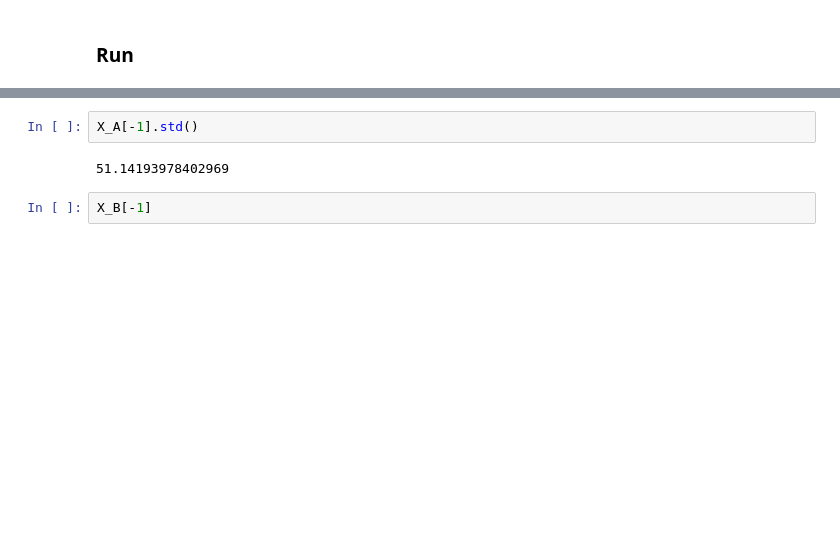
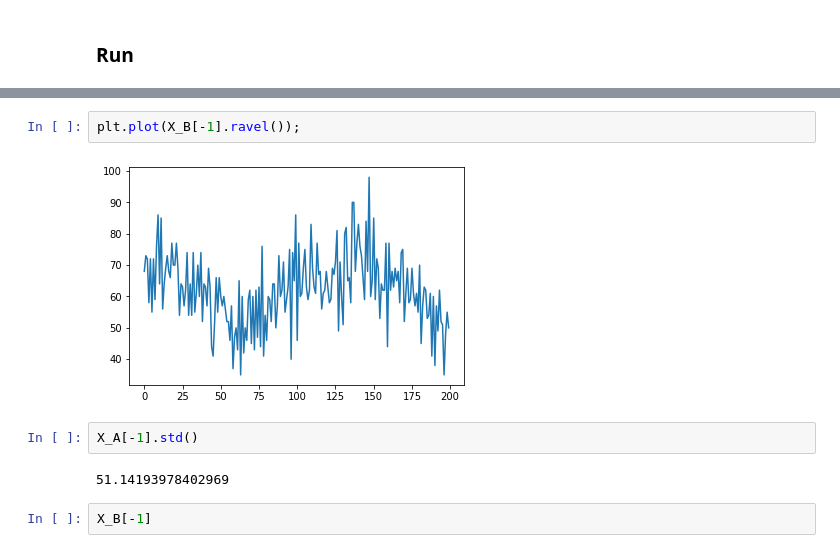
Before and after one commit to KCGallagher/Schnakenberg_Sim, a Jupyter notebook: grid_sim.ipynb, the cells around one changed output, grey strips where cells are left out. Drawn from its saved outputs; the diff is of its cells as text; blank space fills up the shorter version.

```diff
--- a/grid_sim.ipynb
+++ b/grid_sim.ipynb
@@ -76,3 +80,7 @@ plt.plot(X_A[-1].ravel())
+# %%
+plt.plot(X_B[-1].ravel());
+# %% [output]
+[figure, added]
 # %%
 X_A[-1].std()
 # %% [output]
```
Also changed, not shown: parts of 4 cells of this notebook.
